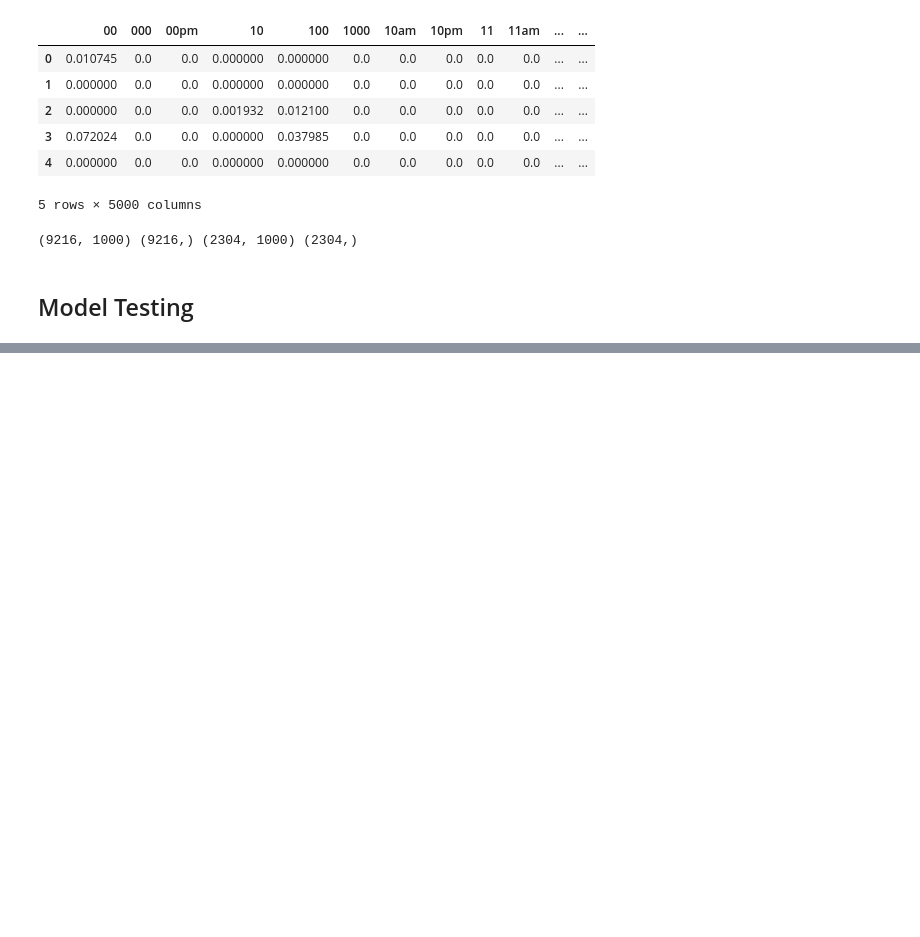
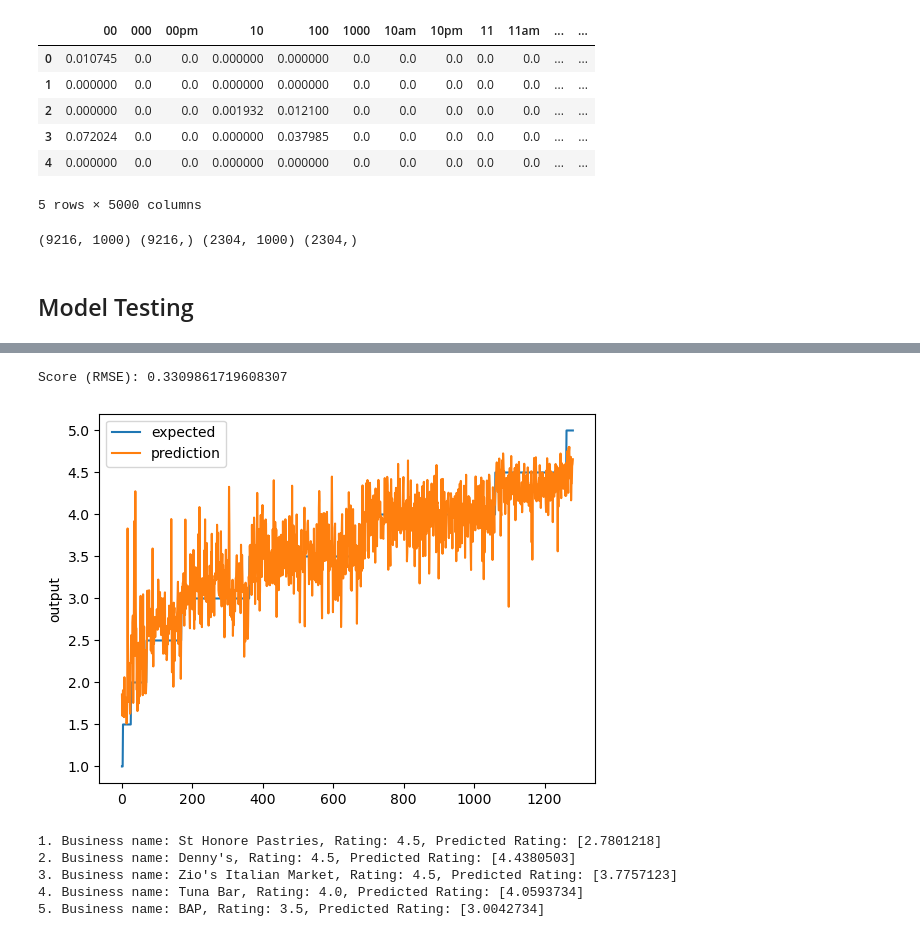
Before and after one commit to chkathi/intelligent-systems, a Jupyter notebook: P1/Regression_new.ipynb, the cells around one changed output, grey strips where cells are left out. Drawn from its saved outputs; the diff is of its cells as text; code cells hidden in the pictures; blank space fills up the shorter version.

Commit message:
new model that better performs

```diff
--- a/P1/Regression_new.ipynb
+++ b/P1/Regression_new.ipynb
@@ -370,0 +438,11 @@ Missing keys in model: {'hidden_layers': [512, 256, 128, 64], 'activation_functi
+# %%
+# Combine all the business's reviews into one text
+business_reviews = all_reviews.groupby('business_id')['text'].sum()
+
+# # Create a dataframe with the business and its all its cooresponding reviews
+df_business_reviews = pd.DataFrame({
+  'business_id' : business_reviews.index,
+  'all_reviews' : business_reviews.values,
+})
+
+df_business_reviews = pd.merge(df_business_reviews, business[['business_id', 'location', 'review_count', 'business_rating']], on='business_id')
@@ -370,0 +485,12 @@ Missing keys in model: {'hidden_layers': [512, 256, 128, 64], 'activation_functi
+# %%
+# Combine x and y into a single DataFrame
+df_combined = pd.concat([df_tfidfvect, df_business_reviews['business_rating']], axis=1)
+
+# Use the to_xy function to convert the DataFrame to x and y arrays
+x, y = to_xy(df_combined, 'business_rating')
+
+# Now split the transformed data
+x_train, x_test, y_train, y_test = train_test_split(x, y, test_size=0.20, random_state=42)
+
+# Check the shape of the resulting arrays
+print(x_train.shape, y_train.shape, x_test.shape, y_test.shape)
@@ -377,13 +505,15 @@ for model in model_types:
     optimizer = model['optimizer']
     dropout_rate = model['dropout_rate']
     learning_rate = model['learning_rate']
+    batch_size = model['batch_size']
 
     results = model_tester(
         hidden_layers=hidden_layer,
         learning_rate=learning_rate,
         optimizer=optimizer,
         activation_function=activation_function,
-        dropout_rate=dropout_rate
+        dropout_rate=dropout_rate,
+        batch_size=batch_size
     )
 
     model_results.append(results)
@@ -392,8 +538,9 @@ TypeError: list indices must be integers or slices, not str
 # %%
-# Combine model types with results
+# Combine model types with model_results
 for i, result in enumerate(model_results):
-    model_types[i]['pred'] = result[0]  # Assign prediction
-    model_types[i]['rmse'] = result[1]  # Assign RMSE
+    model_types[i]['rmse'] = result[0]
+    model_types[i]['pred'] = result[1]
+
 
 # Create a DataFrame
 model_results = pd.DataFrame(model_types)
@@ -401,0 +567,18 @@ model_results
+# %%
+# Get best model results
+rmse = model_results['rmse'][19]
+pred = model_results['pred'][19]
+
+print("Score (RMSE): {}".format(rmse))
+chart_regression(pred.flatten(),y_test)
+
+for i in range(5):
+    print("{}. Business name: {}, Rating: {}, Predicted Rating: {}".format(i+1,business.iloc[i]['name'],y[i],pred[i]))
+# %% [output]
+Score (RMSE): 0.3309861719608307
+[figure, added]
+1. Business name: St Honore Pastries, Rating: 4.5, Predicted Rating: [2.7801218]
+2. Business name: Denny's, Rating: 4.5, Predicted Rating: [4.4380503]
+3. Business name: Zio's Italian Market, Rating: 4.5, Predicted Rating: [3.7757123]
+4. Business name: Tuna Bar, Rating: 4.0, Predicted Rating: [4.0593734]
+5. Business name: BAP, Rating: 3.5, Predicted Rating: [3.0042734]
```
Also changed, not shown: parts of 19 cells of this notebook.
